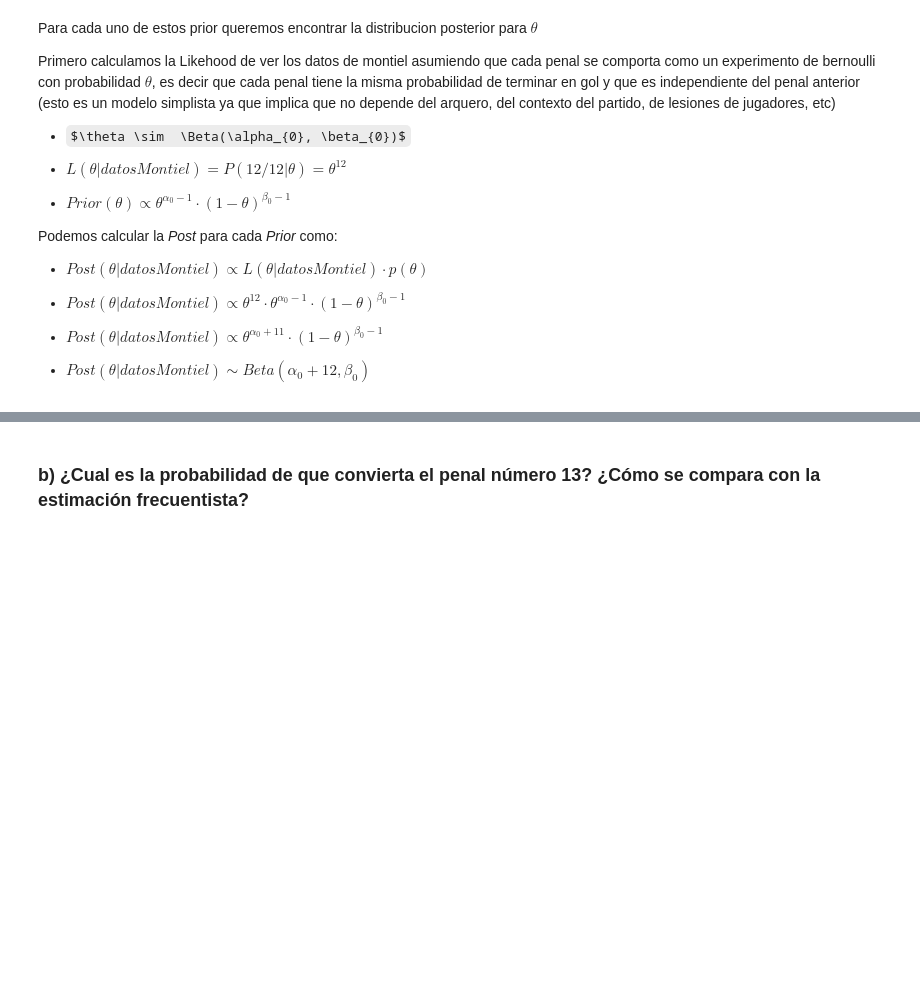
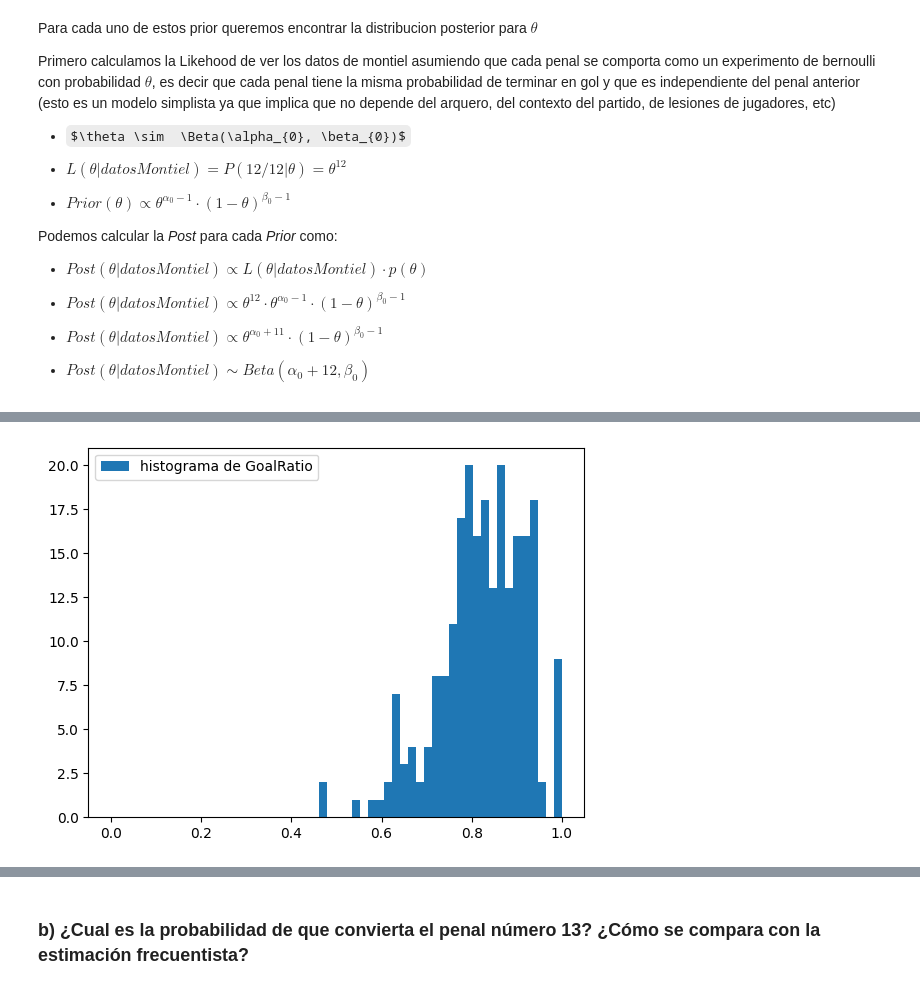
Before and after one commit to MatiMoran/EstimacionBayesiana, a Jupyter notebook: guias/guia1/entrega_1.ipynb, the cells around one changed output, grey strips where cells are left out. Saved outputs shown, nothing was run; the diff lists cells and outputs as text; code cells hidden in the pictures; some formulas as TeX source; blank space fills up the shorter version.

```diff
--- a/guias/guia1/entrega_1.ipynb
+++ b/guias/guia1/entrega_1.ipynb
@@ -113,0 +142,6 @@ plt.show()
+# %%
+#Scrapeamos manualmente la base de trasnfermarkt para obtener la info
+df_europe = pd.read_csv('players_penalties.csv')
+
+print('Number of players in the dataset:', len(df_europe))
+df_europe
@@ -113,0 +163,7 @@ plt.show()
+# %%
+# Para la simplicidad del analisis vamos a filtrar todos los jugadores con menos de 10 penales pateados.
+# aunque estaria bueno ver que tanto empeora en el resultado final
+
+df_europe = df_europe[(df_europe["Goals"] + df_europe["Misses"]) > 10]
+df_europe['GoalRatio'] = df_europe['Goals'] / (df_europe['Goals'] + df_europe['Misses'])
+df_europe
@@ -113,0 +189,8 @@ plt.show()
+# %%
+plt.plot()
+plt.hist(df_europe['GoalRatio'], label='histograma de GoalRatio', bins=30)
+plt.legend()
+plt.xlim(-0.05, 1.05)
+plt.show()
+# %% [output]
+[figure, added]
```
Also changed, not shown: parts of 10 cells of this notebook, 3 other files.
